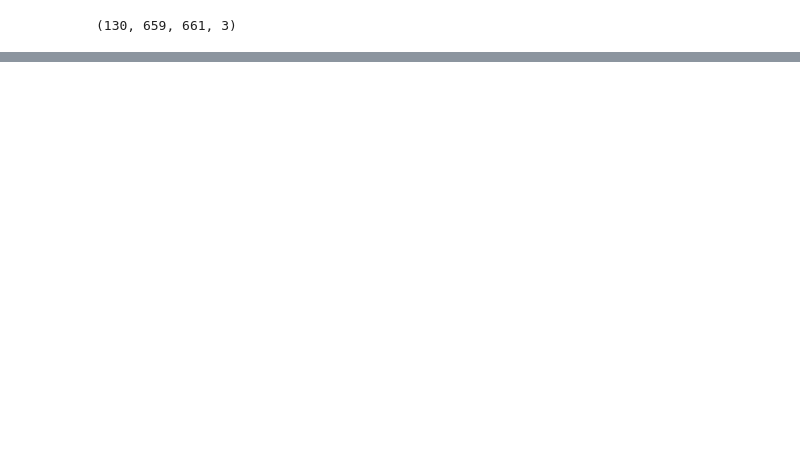
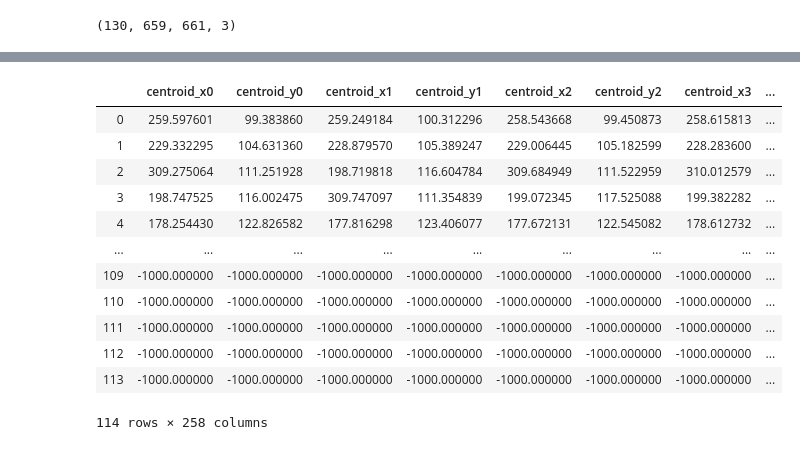
Before and after one commit to ninatubau/tracking, a Jupyter notebook: tracking.ipynb, the cells around one changed output, grey strips where cells are left out. Cells and saved outputs as stored; diff of their text form; code cells hidden in the pictures; blank space fills up the shorter version.

```diff
--- a/tracking.ipynb
+++ b/tracking.ipynb
@@ -79,8 +112,8 @@ for frame in range(data.shape[0]-1):
         value = region_next[position].centroid
         pos[i] = position
         dist[i] = distance
-        cent0[i] = value[0]
-        cent1[i] = value[1]
+        cent0[i] = value[1]
+        cent1[i] = value[0]
     name_0 = 'centroid_x'+str(frame)
     name_1 = 'centroid_y'+str(frame)
     pos_ = 'pos_'+str(frame)
@@ -88,9 +121,9 @@ for frame in range(data.shape[0]-1):
 
     df[name_0] = cent0
     df[name_1] = cent1
-    df[pos_] = pos
-    df[dist_] = dist
+    #df[pos_] = pos
+    #df[dist_] = dist
 # %%
 condition_no_duplicates = (~df.duplicated(['pos_0'],keep=False))
-condition_duplicates_small_dist = ((df.duplicated(['pos_0'],keep=False)) & (df['dist_0']<7.5))
+condition_duplicates_small_dist = ((df.duplicated(['pos_0'],keep=False)) & (df['dist_0']<3))
 indexes = df[~(condition_no_duplicates | condition_duplicates_small_dist)].index
@@ -103,0 +130,2 @@ df[1:3]
+# %%
+df = pd.DataFrame()
@@ -117,0 +173,16 @@ export_csv = df.to_csv ('/home/ninatubau/Desktop/dataframe.csv', index = None, h
+# %%
+df
+# %% [output]
+|  | centroid_x0 | centroid_y0 | centroid_x1 | centroid_y1 | centroid_x2 | centroid_y2 | centroid_x3 | ... |
+| 0 | 259.597601 | 99.383860 | 259.249184 | 100.312296 | 258.543668 | 99.450873 | 258.615813 | ... |
+| 1 | 229.332295 | 104.631360 | 228.879570 | 105.389247 | 229.006445 | 105.182599 | 228.283600 | ... |
+| 2 | 309.275064 | 111.251928 | 198.719818 | 116.604784 | 309.684949 | 111.522959 | 310.012579 | ... |
+| 3 | 198.747525 | 116.002475 | 309.747097 | 111.354839 | 199.072345 | 117.525088 | 199.382282 | ... |
+| 4 | 178.254430 | 122.826582 | 177.816298 | 123.406077 | 177.672131 | 122.545082 | 178.612732 | ... |
+| ... | ... | ... | ... | ... | ... | ... | ... | ... |
+| 109 | -1000.000000 | -1000.000000 | -1000.000000 | -1000.000000 | -1000.000000 | -1000.000000 | -1000.000000 | ... |
+| 110 | -1000.000000 | -1000.000000 | -1000.000000 | -1000.000000 | -1000.000000 | -1000.000000 | -1000.000000 | ... |
+| 111 | -1000.000000 | -1000.000000 | -1000.000000 | -1000.000000 | -1000.000000 | -1000.000000 | -1000.000000 | ... |
+| 112 | -1000.000000 | -1000.000000 | -1000.000000 | -1000.000000 | -1000.000000 | -1000.000000 | -1000.000000 | ... |
+| 113 | -1000.000000 | -1000.000000 | -1000.000000 | -1000.000000 | -1000.000000 | -1000.000000 | -1000.000000 | ... |
+114 rows × 258 columns
```
Also changed, not shown: parts of 23 cells of this notebook, 1 other file.
